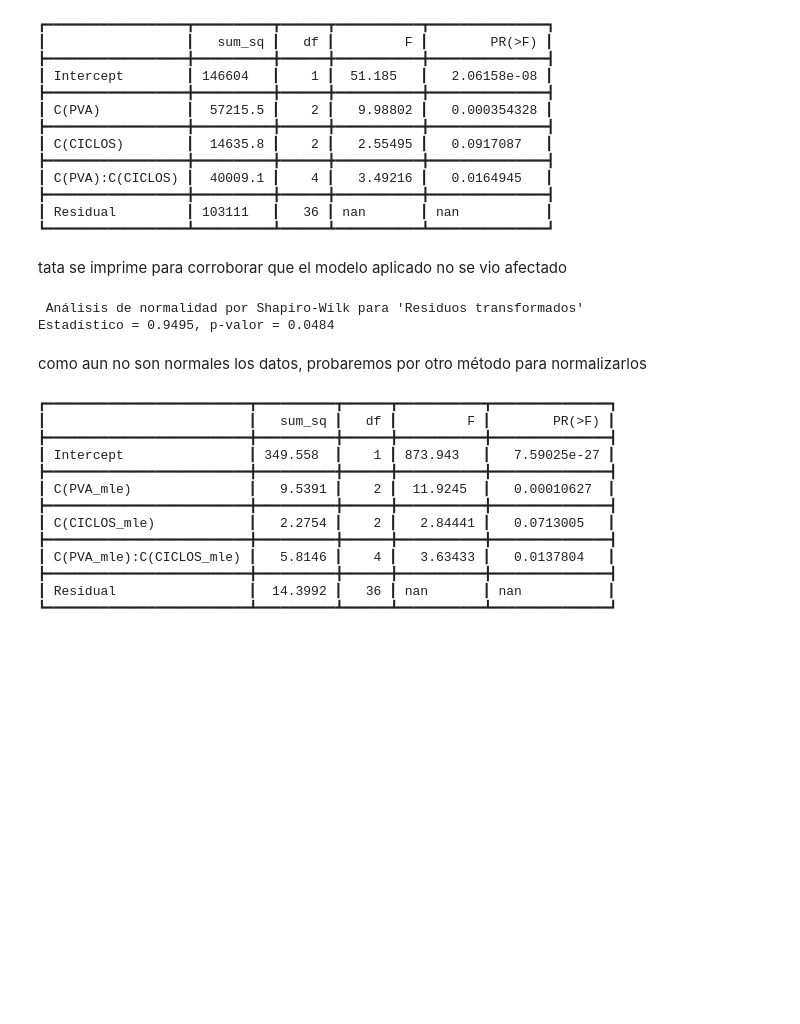
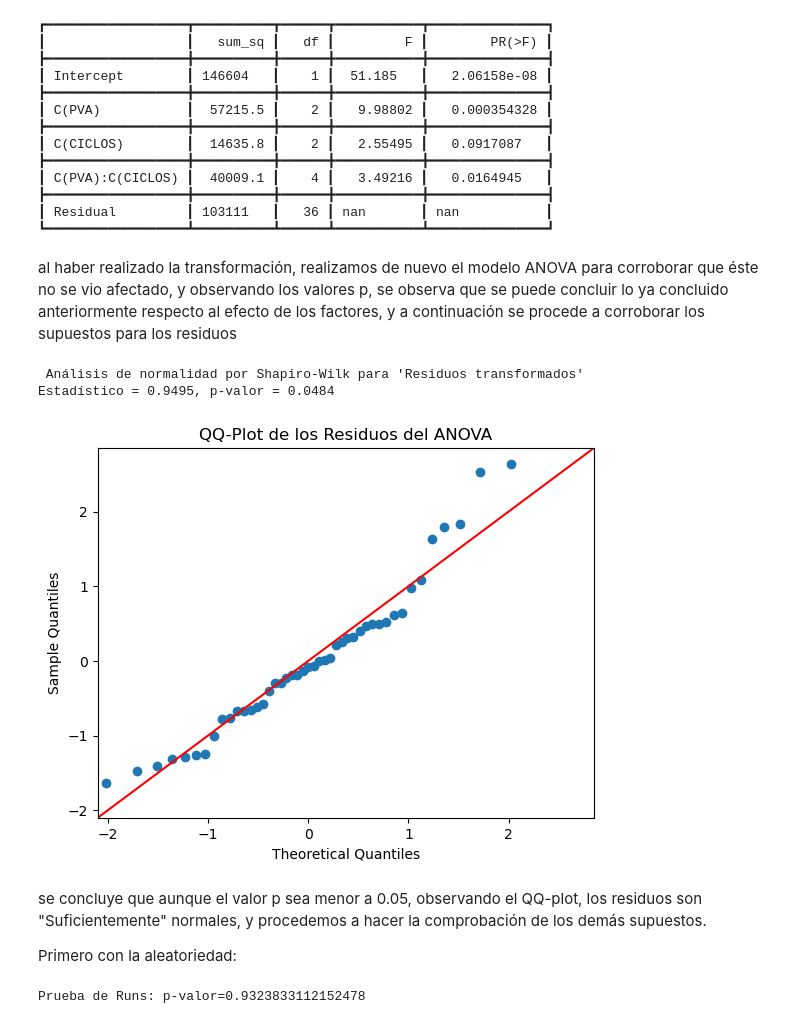
Before and after one commit to RisingNP/ejercicio_23_abr, a Jupyter notebook: Codigo.ipynb, the cells around one changed output. Saved outputs shown, nothing was run; the diff lists cells and outputs as text; code cells hidden in the pictures; blank space fills up the shorter version.

Commit message:
residuos bien

```diff
--- a/Codigo.ipynb
+++ b/Codigo.ipynb
@@ -264,46 +263,24 @@ print(tabulate(anova_table,headers='keys',tablefmt='heavy_grid'))
 ┃ Residual         ┃ 103111   ┃   36 ┃ nan       ┃ nan           ┃
 ┗━━━━━━━━━━━━━━━━━━┻━━━━━━━━━━┻━━━━━━┻━━━━━━━━━━━┻━━━━━━━━━━━━━━━┛
 # %% [markdown]
-tata se imprime para corroborar que el modelo aplicado no se vio afectado
+al haber realizado la transformación, realizamos de nuevo el modelo ANOVA para corroborar que éste no se vio afectado, y observando los valores p, se observa que se puede concluir lo ya concluido anteriormente respecto al efecto de los factores, y a continuación se procede a corroborar los supuestos para los residuos
 # %%
 ## test de normalidad a los residuos con la transformacion
 
 df["Residuos_t"] = modelo_t.resid
 test_normalitySW(df['Residuos_t'],'Residuos transformados')
+sm.qqplot(df['Residuos_t'], line='45', fit=True)
+plt.title("QQ-Plot de los Residuos del ANOVA")
+plt.show()
 # %% [output]
  Análisis de normalidad por Shapiro-Wilk para 'Residuos transformados'
 Estadístico = 0.9495, p-valor = 0.0484
+[figure, added]
-# %% [markdown]
-como aun no son normales los datos, probaremos por otro método para normalizarlos
-# %%
-
-# 2. Calcula el λ que maximiza la verosimilitud
-
-lambda_opt_mle = stats.boxcox_normmax(y , method='mle')
-
-# 3. Transforma con ese λ
-
-df['Resistencia_bc_mle']= stats.boxcox(df['Resistencia'], lmbda=lambda_opt_mle)
-
-
-df["CICLOS_mle"] = (np.power(df["CICLOS"] , lambda_opt_mle) - 1)/lambda_opt_mle
-df["PVA_mle"] = (np.power(df["PVA"] , lambda_opt_mle) - 1)/lambda_opt_mle
-
-# 4. Ajusta de nuevo el modelo sobre Resistencia_bc_mle
-modelo_bc_mle = ols('Resistencia_bc_mle ~ C(PVA_mle)*C(CICLOS_mle)', data=df).fit()
-anova_bc_mle = sm.stats.anova_lm(modelo_bc_mle, typ=3)
-print(tabulate(anova_bc_mle, headers='keys', tablefmt='heavy_grid'))
-# %% [output]
-┏━━━━━━━━━━━━━━━━━━━━━━━━━━┳━━━━━━━━━━┳━━━━━━┳━━━━━━━━━━━┳━━━━━━━━━━━━━━━┓
-┃                          ┃   sum_sq ┃   df ┃         F ┃        PR(>F) ┃
-┣━━━━━━━━━━━━━━━━━━━━━━━━━━╋━━━━━━━━━━╋━━━━━━╋━━━━━━━━━━━╋━━━━━━━━━━━━━━━┫
-┃ Intercept                ┃ 349.558  ┃    1 ┃ 873.943   ┃   7.59025e-27 ┃
-┣━━━━━━━━━━━━━━━━━━━━━━━━━━╋━━━━━━━━━━╋━━━━━━╋━━━━━━━━━━━╋━━━━━━━━━━━━━━━┫
-┃ C(PVA_mle)               ┃   9.5391 ┃    2 ┃  11.9245  ┃   0.00010627  ┃
-┣━━━━━━━━━━━━━━━━━━━━━━━━━━╋━━━━━━━━━━╋━━━━━━╋━━━━━━━━━━━╋━━━━━━━━━━━━━━━┫
-┃ C(CICLOS_mle)            ┃   2.2754 ┃    2 ┃   2.84441 ┃   0.0713005   ┃
-┣━━━━━━━━━━━━━━━━━━━━━━━━━━╋━━━━━━━━━━╋━━━━━━╋━━━━━━━━━━━╋━━━━━━━━━━━━━━━┫
-┃ C(PVA_mle):C(CICLOS_mle) ┃   5.8146 ┃    4 ┃   3.63433 ┃   0.0137804   ┃
-┣━━━━━━━━━━━━━━━━━━━━━━━━━━╋━━━━━━━━━━╋━━━━━━╋━━━━━━━━━━━╋━━━━━━━━━━━━━━━┫
-┃ Residual                 ┃  14.3992 ┃   36 ┃ nan       ┃ nan           ┃
-┗━━━━━━━━━━━━━━━━━━━━━━━━━━┻━━━━━━━━━━┻━━━━━━┻━━━━━━━━━━━┻━━━━━━━━━━━━━━━┛
+# %% [markdown]
+se concluye que aunque el valor p sea menor a 0.05, observando el QQ-plot, los residuos son "Suficientemente" normales, y procedemos a hacer la comprobación de los demás supuestos.
+
+Primero con la aleatoriedad:
+# %%
+random_test(df['Residuos_t'])
+# %% [output]
+Prueba de Runs: p-valor=0.9323833112152478
```
Also changed, not shown: parts of 3 cells of this notebook.
